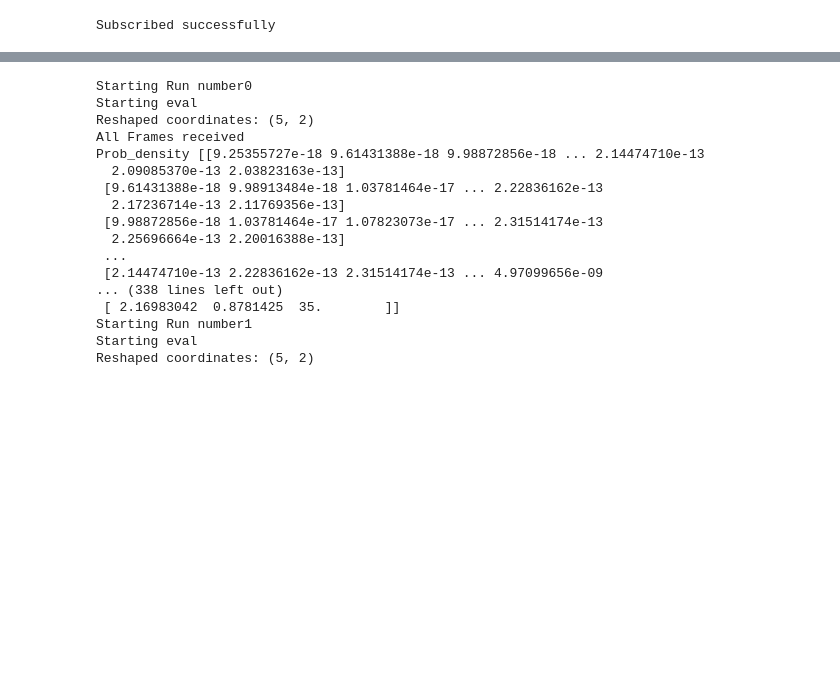
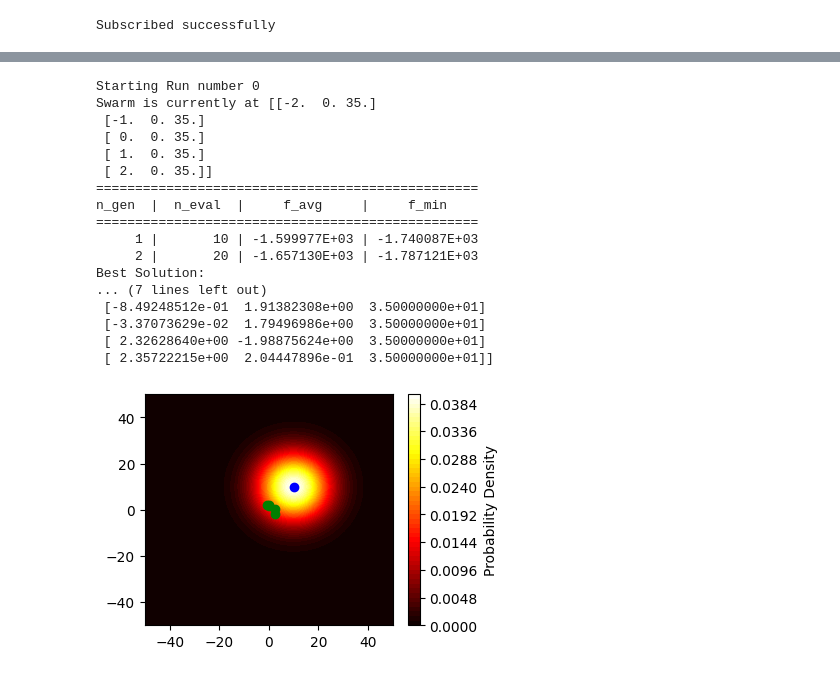
Before and after one commit to FDahlke/gazebo_sim, a Jupyter notebook: apptainer/temporaryNotebook.ipynb, the cells around one changed output, grey strips where cells are left out. Saved outputs shown, nothing was run; the diff lists cells and outputs as text; code cells hidden in the pictures; blank space fills up the shorter version.

```diff
--- a/apptainer/temporaryNotebook.ipynb
+++ b/apptainer/temporaryNotebook.ipynb
@@ -32,6 +31,8 @@ camera_fov=np.deg2rad(CAMERA_FOV_DEGREE)
 camera_offset= 35 * np.tan(camera_fov/2)
 
 prob_array_size= int(np.ceil((GRID_SIZE*512)/(camera_offset*2)))
+# %%
+ShouldPrint=False
 # %%
 #Create "Base Grid"
 #by Calculating distance between each scanning point at DRONE_HEIGHT
@@ -189,7 +188,9 @@ from pymoo.operators.sampling.lhs import LHS
 def scoreThatThing(prob_density,visibility_grid,visibility_offset):
 
     #scoring_array=np.array(prob_density)
-    print(f"Prob_density {prob_density}, visibility_grid: {visibility_grid}, offset: {visibility_offset}")
+    if ShouldPrint:
+        print(f"Prob_density {prob_density},\n\n visibility_grid: {visibility_grid},\n\n offset: {visibility_offset}")
+        print(f"Prob_sie: {np.shape(prob_density)}")
     scoring_array=np.zeros(prob_density.shape)
     score=0
 
@@ -230,13 +231,15 @@ class MyProblem(ElementwiseProblem):
 
         #x are the waypoints
     def _evaluate(self, x, out, *args, **kwargs):
-        print("Starting eval")
+        if ShouldPrint:
+            print("Starting eval")
         #scales the variables to  [-2,2]
         _x= np.array(x)*4-2
 
         #reshapes the variables back into a waypoint array
         coordinates = _x.reshape(-1, 2)
-        print(f"Reshaped coordinates: {coordinates.shape}")
+        if ShouldPrint:
+            print(f"Reshaped coordinates: {coordinates.shape}")
 
         #send drones to solution it wants to score
         tempWaypoints = waypoints + np.pad(coordinates,((0, 0), (0, 1)),mode='constant',constant_values=0)
@@ -248,12 +251,15 @@ class MyProblem(ElementwiseProblem):
         while not isScored:
             #wait until all drones received
             if swarm.received_frames[ids[-1]]:
-                print("All Frames received")
+                if ShouldPrint:
+                    print("All Frames received")
                 visibility_grid,visibility_offset = getOverlapArray(tempWaypoints)
                 score = scoreThatThing(self.prob_density,visibility_grid,visibility_offset)
                 isScored=True
 
-        print("Score is:", -score, " for solution \n",tempWaypoints)
+        if ShouldPrint:
+            print("Score is:", -score, " for solution \n",tempWaypoints)
+
         out["F"] = -score
 # %%
 from pymoo.core.sampling import Sampling
@@ -274,7 +280,7 @@ termination = get_termination("n_gen", NUM_GENERATIONS)
 problem = MyProblem(GRID_SIZE, NUM_DRONES, NUM_GENERATIONS, waypoints, prob_density)
 
 algorithm = DE(
-    pop_size=12,
+    pop_size=POPULATION_SIZE,
     sampling=MySampling(),    #Für initiale Population
     variant="DE/rand/1/bin",
     CR=0.9,
@@ -285,44 +293,57 @@ algorithm = DE(
 # %%
 finished=False
 #Drone waypoints got from -25 to 25, Array from 0 to 50
 #waypoints=np.array([[-5,0,35.],[-2,0,35.],[ 0,0,35.],[ 2,0,35.],[5,15,35.]])
 #swarm.waypoints(ids,waypoints)
 
 visibility_grid= "Null"
 runNumber=0
+
+#print(f"Starting with waypoints: \n {waypoints}")
+
 while not finished:
     #wait until all drones received
     if swarm.received_frames[ids[-1]]:
-        print(f"Starting Run number{runNumber}")
+        print(f"Starting Run number {runNumber}")
+        print(f"Swarm is currently at {problem.waypoints}")
         runNumber+=1
+
         #get best solution
         res = minimize(problem, algorithm, termination, seed=1, verbose=True)
-        best_solution = res.X.reshape(-1, 2)
-        print("Best Solution:",best_solution)
+        _x= np.array(res.X)*4-2
+        best_solution = _x.reshape(-1, 2)
+        #best_solution = res.X.reshape(-1, 2)
+        print(f"Best Solution: \n {best_solution}")
         #update waypoints
         waypoints = waypoints + np.pad(best_solution,((0, 0), (0, 1)),mode='constant',constant_values=0)
         swarm.waypoints(ids,waypoints)
-        print(f"Sending swarm to {waypoints}")
+        print(f"Sending swarm to \n {waypoints}")
         #update probability_grid and waypoints
         problem.waypoints = waypoints
-        problem.prob_density = getProbabilityGrid(Last_Known_Position)
+        problem.prob_density,x,y = getProbabilityGrid(Last_Known_Position)
 
-        #problem = MyProblem(GRID_SIZE, NUM_DRONES, NUM_GENERATIONS, self.waypoints, self.prob_density)
+        plt.figure(figsize=(4, 3))
+        plt.contourf(x, y, prob_density, levels=50, cmap='hot')
+        plt.colorbar(label='Probability Density')
+        plt.scatter(Last_Known_Position[0],Last_Known_Position[1], color='blue', label='Last Known Position')
+        plt.scatter(waypoints[:, 0],waypoints[:, 1], color='green', label='Drones')
+        plt.show()
 # %% [output]
-Starting Run number0
-Starting eval
-Reshaped coordinates: (5, 2)
-All Frames received
-Prob_density [[9.25355727e-18 9.61431388e-18 9.98872856e-18 ... 2.14474710e-13
-  2.09085370e-13 2.03823163e-13]
- [9.61431388e-18 9.98913484e-18 1.03781464e-17 ... 2.22836162e-13
-  2.17236714e-13 2.11769356e-13]
- [9.98872856e-18 1.03781464e-17 1.07823073e-17 ... 2.31514174e-13
-  2.25696664e-13 2.20016388e-13]
- ...
- [2.14474710e-13 2.22836162e-13 2.31514174e-13 ... 4.97099656e-09
-... (338 lines left out)
- [ 2.16983042  0.8781425  35.        ]]
-Starting Run number1
-Starting eval
-Reshaped coordinates: (5, 2)
+Starting Run number 0
+Swarm is currently at [[-2.  0. 35.]
+ [-1.  0. 35.]
+ [ 0.  0. 35.]
+ [ 1.  0. 35.]
+ [ 2.  0. 35.]]
+=================================================
+n_gen  |  n_eval  |     f_avg     |     f_min
+=================================================
+     1 |       10 | -1.599977E+03 | -1.740087E+03
+     2 |       20 | -1.657130E+03 | -1.787121E+03
+Best Solution:
+... (7 lines left out)
+ [-8.49248512e-01  1.91382308e+00  3.50000000e+01]
+ [-3.37073629e-02  1.79496986e+00  3.50000000e+01]
+ [ 2.32628640e+00 -1.98875624e+00  3.50000000e+01]
+ [ 2.35722215e+00  2.04447896e-01  3.50000000e+01]]
+[figure, added]
```
Also changed, not shown: parts of 5 cells of this notebook.
